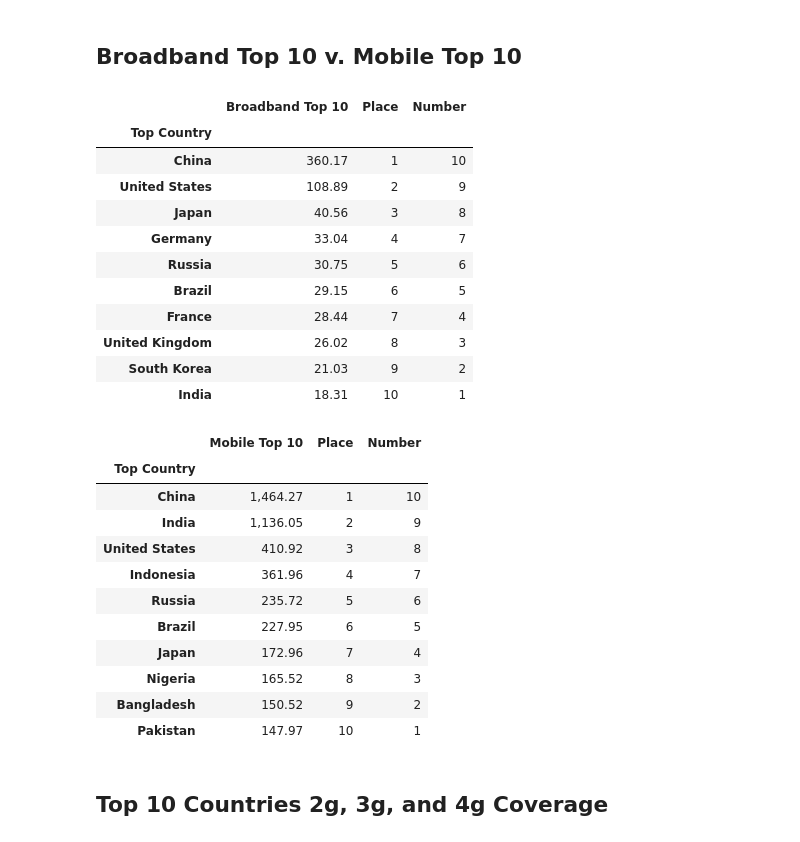
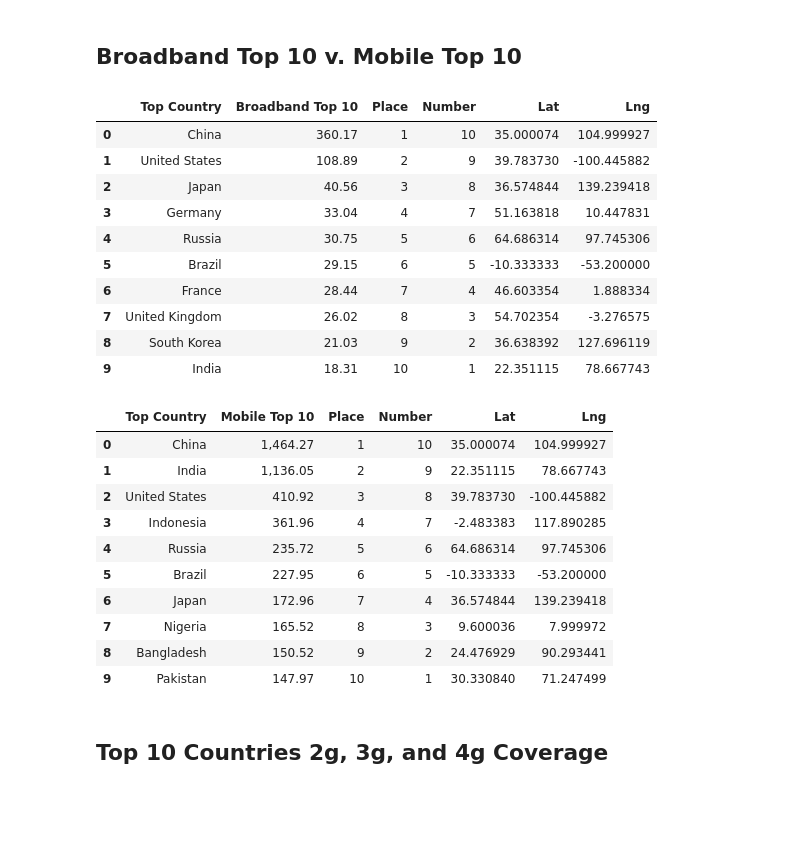
Before and after one commit to tiascott01/07_GroupProject1, a Jupyter notebook: Broadband v Mobile/Data Cleaning Aggregate.ipynb, the cells around one changed output. Saved outputs shown, nothing was run; the diff lists cells and outputs as text; code cells hidden in the pictures; blank space fills up the shorter version.

```diff
--- a/Broadband v Mobile/Data Cleaning Aggregate.ipynb
+++ b/Broadband v Mobile/Data Cleaning Aggregate.ipynb
@@ -215,0 +272,13 @@ broadband_10_data
+# %%
+#Import the complete CSV
+#Requires a small intervention to get Lat and Lng in the right place before importing
+data_to_load = Path("Resources/Broadband_10.csv")
+
+broadband_ten_data = pd.read_csv(data_to_load)
+
+#Split into two
+broadband_ten_data_part1 = broadband_ten_data.iloc[:, :6]
+broadband_ten_data_part2 = broadband_ten_data.iloc[:, 6:]
+
+#Show
+display(broadband_ten_data_part1, broadband_ten_data_part2)
@@ -271,8 +379,14 @@ mobile_bottom.to_csv("Resources/Mobile_10.csv", mode='a', header=True)
 | Mongolia | 3.86 | 10 | -1 |
 # %%
 #Import the complete CSV
-data_to_load = Path("Resources/Broadband_10.csv")
+data_to_load = Path("Resources/Mobile_10.csv")
 
-broadband_10_data = pd.read_csv(data_to_load)
-broadband_10_data
+mobile_ten_data = pd.read_csv(data_to_load)
+
+#Split into two
+mobile_ten_data_part1 = mobile_ten_data.iloc[:, :6]
+mobile_ten_data_part2 = mobile_ten_data.iloc[:, 6:]
+
+#Show
+display(mobile_ten_data_part1, mobile_ten_data_part2)
 # %% [output]
@@ -291,29 +416,27 @@ broadband_10_data
 ## Broadband Top 10 v. Mobile Top 10
 # %%
 # Display the DataFrame
-display(broadband_top, mobile_top)
+display(broadband_ten_data_part1, mobile_ten_data_part1)
 # %% [output]
-|  | Broadband Top 10 | Place | Number |
-| Top Country |  |  |  |
-| China | 360.17 | 1 | 10 |
-| United States | 108.89 | 2 | 9 |
-| Japan | 40.56 | 3 | 8 |
-| Germany | 33.04 | 4 | 7 |
-| Russia | 30.75 | 5 | 6 |
-| Brazil | 29.15 | 6 | 5 |
-| France | 28.44 | 7 | 4 |
-| United Kingdom | 26.02 | 8 | 3 |
-| South Korea | 21.03 | 9 | 2 |
-| India | 18.31 | 10 | 1 |
+|  | Top Country | Broadband Top 10 | Place | Number | Lat | Lng |
+| 0 | China | 360.17 | 1 | 10 | 35.000074 | 104.999927 |
+| 1 | United States | 108.89 | 2 | 9 | 39.783730 | -100.445882 |
+| 2 | Japan | 40.56 | 3 | 8 | 36.574844 | 139.239418 |
+| 3 | Germany | 33.04 | 4 | 7 | 51.163818 | 10.447831 |
+| 4 | Russia | 30.75 | 5 | 6 | 64.686314 | 97.745306 |
+| 5 | Brazil | 29.15 | 6 | 5 | -10.333333 | -53.200000 |
+| 6 | France | 28.44 | 7 | 4 | 46.603354 | 1.888334 |
+| 7 | United Kingdom | 26.02 | 8 | 3 | 54.702354 | -3.276575 |
+| 8 | South Korea | 21.03 | 9 | 2 | 36.638392 | 127.696119 |
+| 9 | India | 18.31 | 10 | 1 | 22.351115 | 78.667743 |
-|  | Mobile Top 10 | Place | Number |
-| Top Country |  |  |  |
-| China | 1,464.27 | 1 | 10 |
-| India | 1,136.05 | 2 | 9 |
-| United States | 410.92 | 3 | 8 |
-| Indonesia | 361.96 | 4 | 7 |
-| Russia | 235.72 | 5 | 6 |
-| Brazil | 227.95 | 6 | 5 |
-| Japan | 172.96 | 7 | 4 |
-| Nigeria | 165.52 | 8 | 3 |
-| Bangladesh | 150.52 | 9 | 2 |
-| Pakistan | 147.97 | 10 | 1 |
+|  | Top Country | Mobile Top 10 | Place | Number | Lat | Lng |
+| 0 | China | 1,464.27 | 1 | 10 | 35.000074 | 104.999927 |
+| 1 | India | 1,136.05 | 2 | 9 | 22.351115 | 78.667743 |
+| 2 | United States | 410.92 | 3 | 8 | 39.783730 | -100.445882 |
+| 3 | Indonesia | 361.96 | 4 | 7 | -2.483383 | 117.890285 |
+| 4 | Russia | 235.72 | 5 | 6 | 64.686314 | 97.745306 |
+| 5 | Brazil | 227.95 | 6 | 5 | -10.333333 | -53.200000 |
+| 6 | Japan | 172.96 | 7 | 4 | 36.574844 | 139.239418 |
+| 7 | Nigeria | 165.52 | 8 | 3 | 9.600036 | 7.999972 |
+| 8 | Bangladesh | 150.52 | 9 | 2 | 24.476929 | 90.293441 |
+| 9 | Pakistan | 147.97 | 10 | 1 | 30.330840 | 71.247499 |
```
Also changed, not shown: parts of 16 cells of this notebook.
